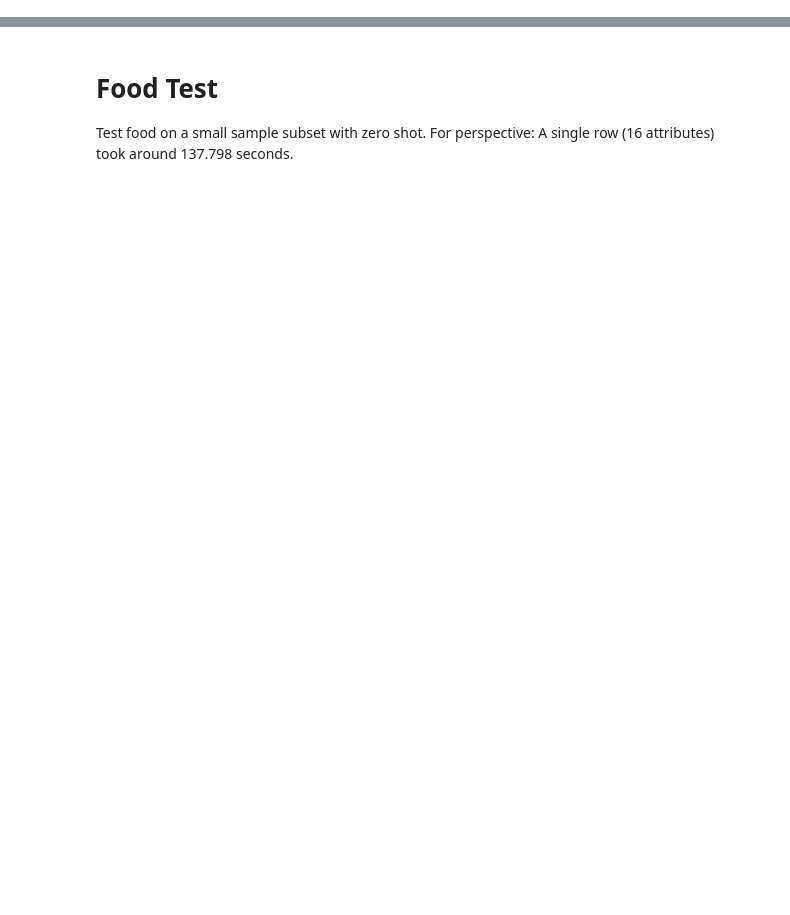
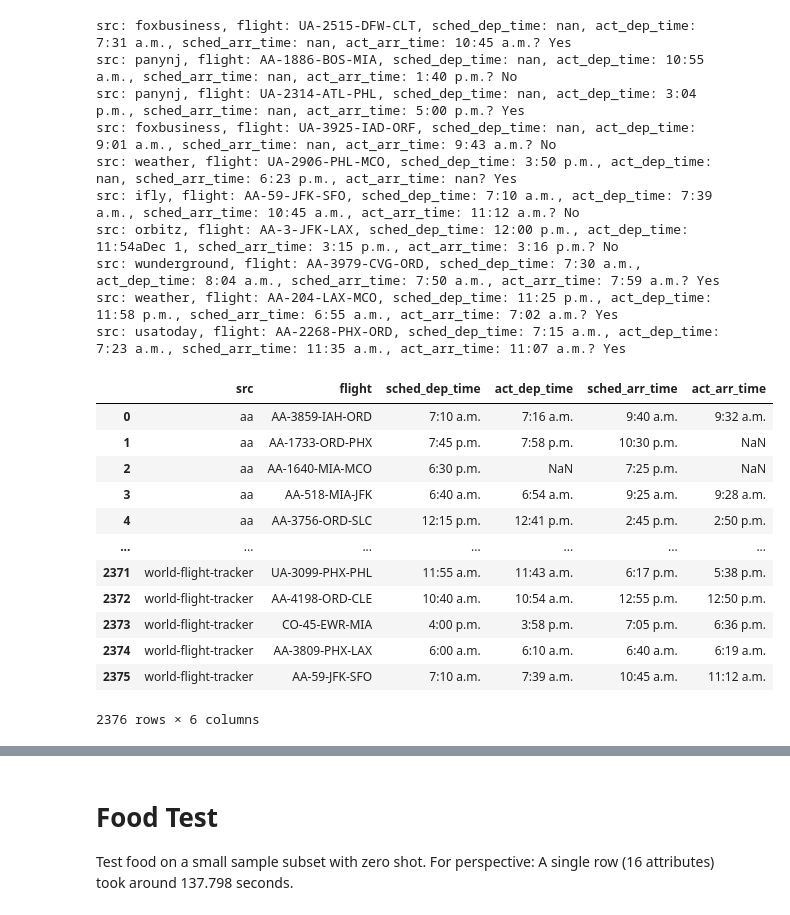
Before and after one commit to janekprange/BDT-Data, a Jupyter notebook: experiments.ipynb, the cells around one changed output, grey strips where cells are left out. Drawn from its saved outputs; the diff is of its cells as text; code cells hidden in the pictures; blank space fills up the shorter version.

```diff
--- a/experiments.ipynb
+++ b/experiments.ipynb
@@ -286,0 +13,27 @@ flights_few_shot_score = f1_score(ints, classified_few_shot)
+# %%
+from DataSet import Flights, Food, Hospital
+Flights().get(True)
+# %% [output]
+src: foxbusiness, flight: UA-2515-DFW-CLT, sched_dep_time: nan, act_dep_time: 7:31 a.m., sched_arr_time: nan, act_arr_time: 10:45 a.m.? Yes
+src: panynj, flight: AA-1886-BOS-MIA, sched_dep_time: nan, act_dep_time: 10:55 a.m., sched_arr_time: nan, act_arr_time: 1:40 p.m.? No
+src: panynj, flight: UA-2314-ATL-PHL, sched_dep_time: nan, act_dep_time: 3:04 p.m., sched_arr_time: nan, act_arr_time: 5:00 p.m.? Yes
+src: foxbusiness, flight: UA-3925-IAD-ORF, sched_dep_time: nan, act_dep_time: 9:01 a.m., sched_arr_time: nan, act_arr_time: 9:43 a.m.? No
+src: weather, flight: UA-2906-PHL-MCO, sched_dep_time: 3:50 p.m., act_dep_time: nan, sched_arr_time: 6:23 p.m., act_arr_time: nan? Yes
+src: ifly, flight: AA-59-JFK-SFO, sched_dep_time: 7:10 a.m., act_dep_time: 7:39 a.m., sched_arr_time: 10:45 a.m., act_arr_time: 11:12 a.m.? No
+src: orbitz, flight: AA-3-JFK-LAX, sched_dep_time: 12:00 p.m., act_dep_time: 11:54aDec 1, sched_arr_time: 3:15 p.m., act_arr_time: 3:16 p.m.? No
+src: wunderground, flight: AA-3979-CVG-ORD, sched_dep_time: 7:30 a.m., act_dep_time: 8:04 a.m., sched_arr_time: 7:50 a.m., act_arr_time: 7:59 a.m.? Yes
+src: weather, flight: AA-204-LAX-MCO, sched_dep_time: 11:25 p.m., act_dep_time: 11:58 p.m., sched_arr_time: 6:55 a.m., act_arr_time: 7:02 a.m.? Yes
+src: usatoday, flight: AA-2268-PHX-ORD, sched_dep_time: 7:15 a.m., act_dep_time: 7:23 a.m., sched_arr_time: 11:35 a.m., act_arr_time: 11:07 a.m.? Yes
+|  | src | flight | sched_dep_time | act_dep_time | sched_arr_time | act_arr_time |
+| 0 | aa | AA-3859-IAH-ORD | 7:10 a.m. | 7:16 a.m. | 9:40 a.m. | 9:32 a.m. |
+| 1 | aa | AA-1733-ORD-PHX | 7:45 p.m. | 7:58 p.m. | 10:30 p.m. | NaN |
+| 2 | aa | AA-1640-MIA-MCO | 6:30 p.m. | NaN | 7:25 p.m. | NaN |
+| 3 | aa | AA-518-MIA-JFK | 6:40 a.m. | 6:54 a.m. | 9:25 a.m. | 9:28 a.m. |
+| 4 | aa | AA-3756-ORD-SLC | 12:15 p.m. | 12:41 p.m. | 2:45 p.m. | 2:50 p.m. |
+| ... | ... | ... | ... | ... | ... | ... |
+| 2371 | world-flight-tracker | UA-3099-PHX-PHL | 11:55 a.m. | 11:43 a.m. | 6:17 p.m. | 5:38 p.m. |
+| 2372 | world-flight-tracker | AA-4198-ORD-CLE | 10:40 a.m. | 10:54 a.m. | 12:55 p.m. | 12:50 p.m. |
+| 2373 | world-flight-tracker | CO-45-EWR-MIA | 4:00 p.m. | 3:58 p.m. | 7:05 p.m. | 6:36 p.m. |
+| 2374 | world-flight-tracker | AA-3809-PHX-LAX | 6:00 a.m. | 6:10 a.m. | 6:40 a.m. | 6:19 a.m. |
+| 2375 | world-flight-tracker | AA-59-JFK-SFO | 7:10 a.m. | 7:39 a.m. | 10:45 a.m. | 11:12 a.m. |
+2376 rows × 6 columns
```
Also changed, not shown: parts of 54 cells of this notebook, 4 other files.
